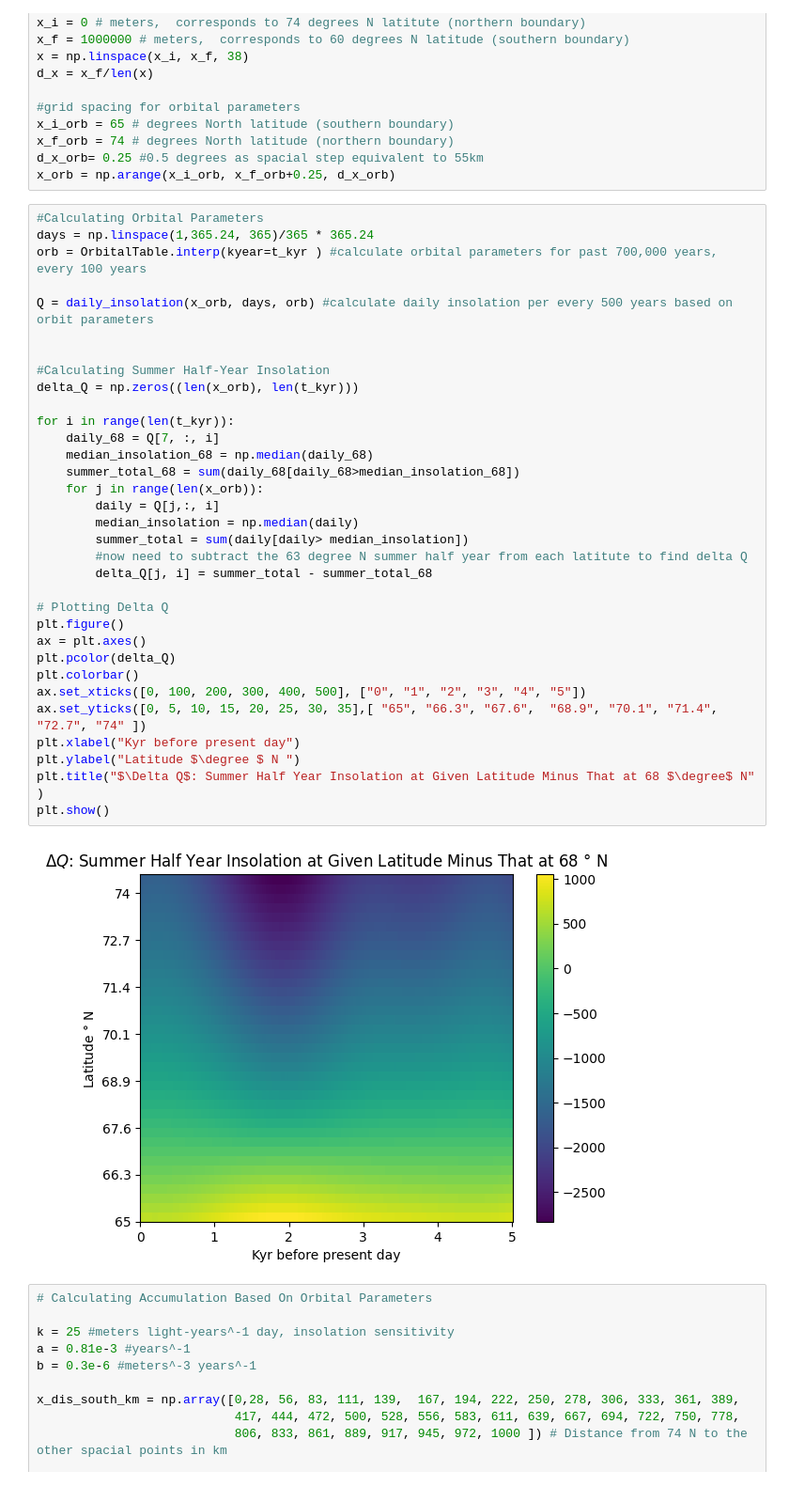
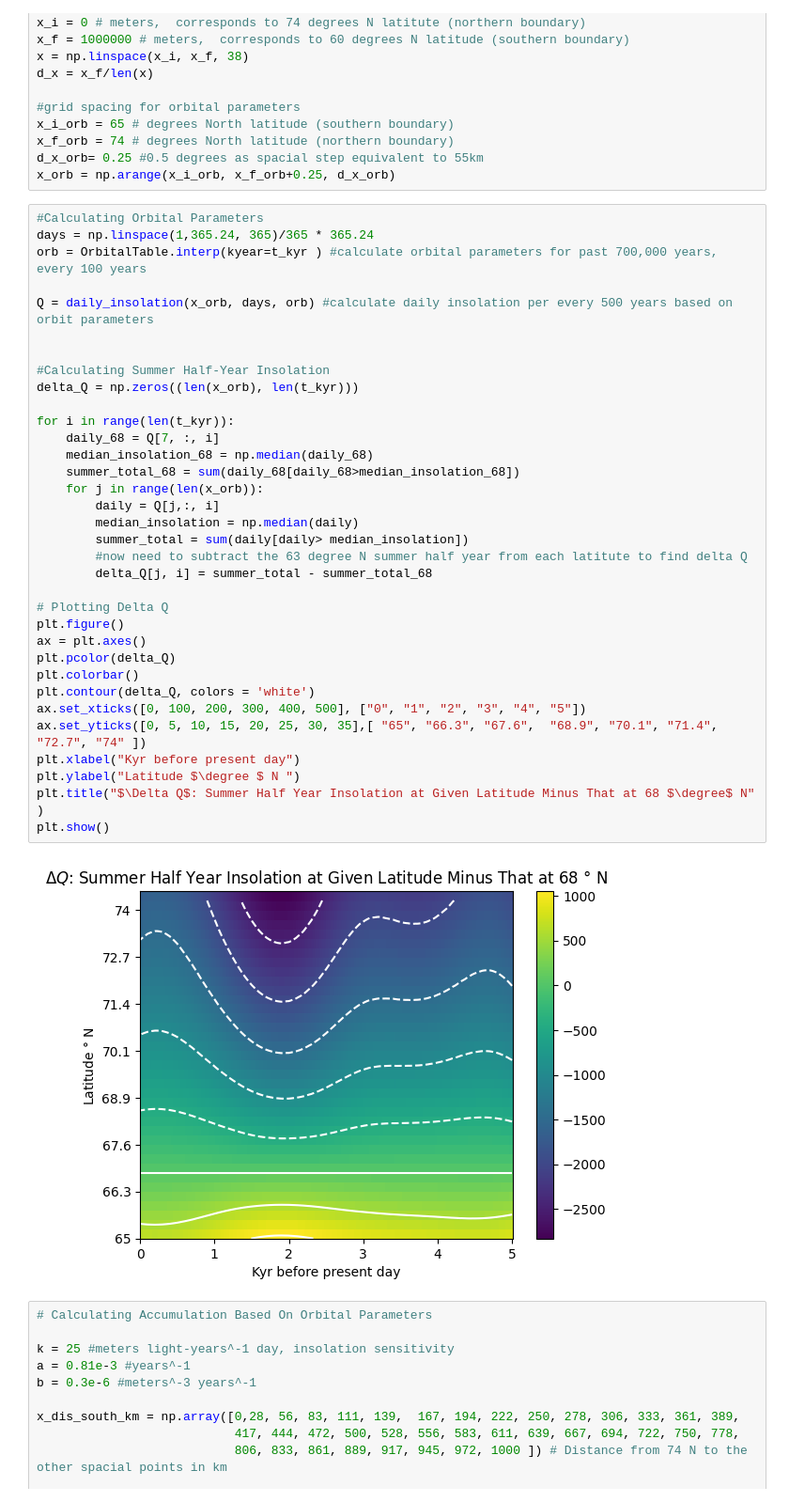
Before and after one commit to amitaanand9/eas-4610-final-project, a Jupyter notebook: allcode.ipynb, the cells around one changed output. Shown at 94% size. Drawn from its saved outputs; the diff is of its cells as text.

Commit message:
added contour lines

```diff
--- a/allcode.ipynb
+++ b/allcode.ipynb
@@ -38,34 +38,35 @@ orb = OrbitalTable.interp(kyear=t_kyr ) #calculate orbital parameters for past 7
 
 Q = daily_insolation(x_orb, days, orb) #calculate daily insolation per every 500 years based on orbit parameters
 
 
 #Calculating Summer Half-Year Insolation
 delta_Q = np.zeros((len(x_orb), len(t_kyr)))
 
 for i in range(len(t_kyr)):
     daily_68 = Q[7, :, i]
     median_insolation_68 = np.median(daily_68)
     summer_total_68 = sum(daily_68[daily_68>median_insolation_68])
     for j in range(len(x_orb)):
         daily = Q[j,:, i]
         median_insolation = np.median(daily)
         summer_total = sum(daily[daily> median_insolation])
         #now need to subtract the 63 degree N summer half year from each latitute to find delta Q
         delta_Q[j, i] = summer_total - summer_total_68
 
 # Plotting Delta Q
 plt.figure()
 ax = plt.axes()
 plt.pcolor(delta_Q)
 plt.colorbar()
+plt.contour(delta_Q, colors = 'white')
 ax.set_xticks([0, 100, 200, 300, 400, 500], ["0", "1", "2", "3", "4", "5"])
 ax.set_yticks([0, 5, 10, 15, 20, 25, 30, 35],[ "65", "66.3", "67.6",  "68.9", "70.1", "71.4", "72.7", "74" ])
 plt.xlabel("Kyr before present day")
 plt.ylabel("Latitude $\degree $ N ")
 plt.title("$\Delta Q$: Summer Half Year Insolation at Given Latitude Minus That at 68 $\degree$ N" )
 plt.show()
 # %% [output]
-[figure, old version]
+[figure, new version]
 # %%
 # Calculating Accumulation Based On Orbital Parameters
 
```
